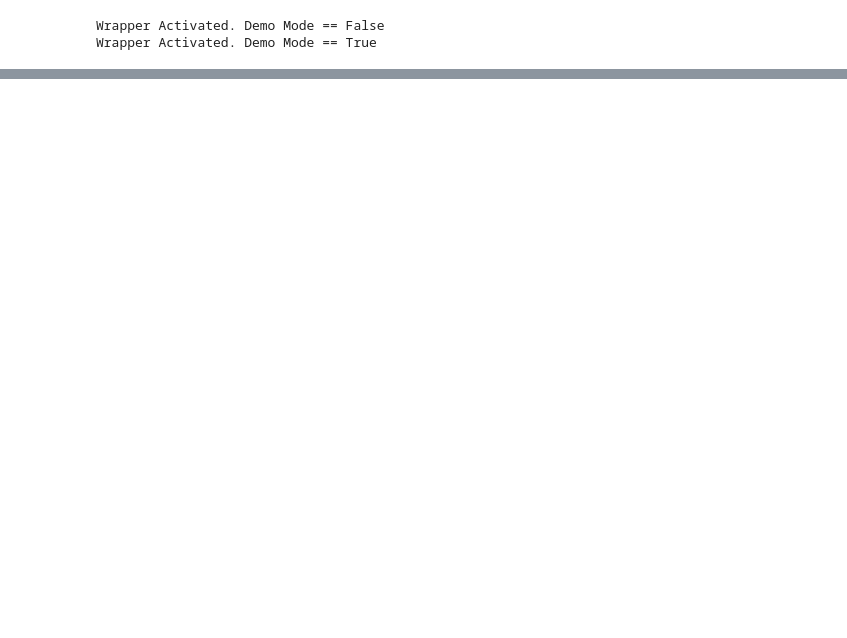
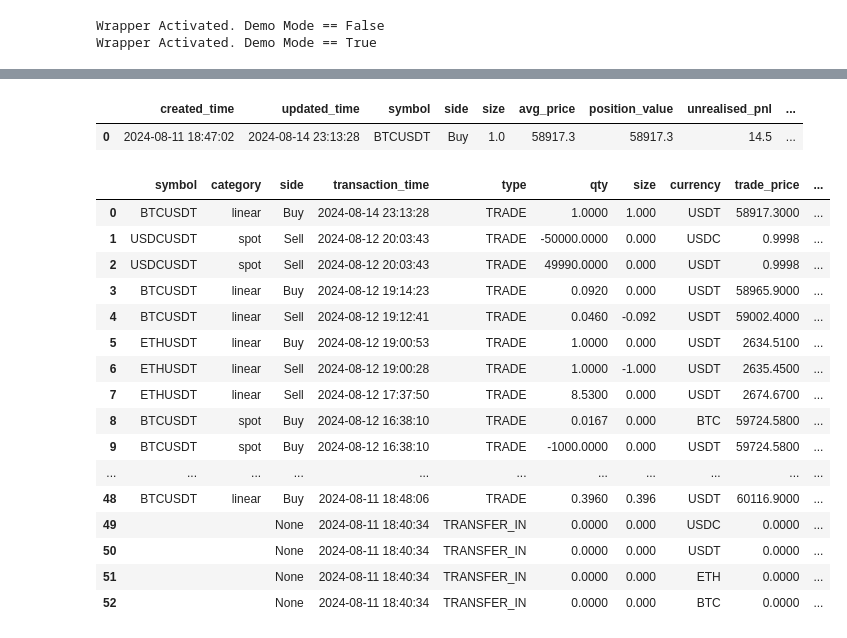
Before and after one commit to valterebelo/AlphaTraderSystem, a Jupyter notebook: alpha_trader/src/pybit.ipynb, the cells around one changed output, grey strips where cells are left out. Drawn from its saved outputs; the diff is of its cells as text; code cells hidden in the pictures; blank space fills up the shorter version.

```diff
--- a/alpha_trader/src/pybit.ipynb
+++ b/alpha_trader/src/pybit.ipynb
@@ -289,0 +375,25 @@ print(response)
+# %%
+test_wrapper.positions()
+# %% [output]
+|  | created_time | updated_time | symbol | side | size | avg_price | position_value | unrealised_pnl | ... |
+| 0 | 2024-08-11 18:47:02 | 2024-08-14 23:13:28 | BTCUSDT | Buy | 1.0 | 58917.3 | 58917.3 | 14.5 | ... |
+# %%
+test_wrapper.transaction_log().iloc[:,1:15]
+# %% [output]
+|  | symbol | category | side | transaction_time | type | qty | size | currency | trade_price | ... |
+| 0 | BTCUSDT | linear | Buy | 2024-08-14 23:13:28 | TRADE | 1.0000 | 1.000 | USDT | 58917.3000 | ... |
+| 1 | USDCUSDT | spot | Sell | 2024-08-12 20:03:43 | TRADE | -50000.0000 | 0.000 | USDC | 0.9998 | ... |
+| 2 | USDCUSDT | spot | Sell | 2024-08-12 20:03:43 | TRADE | 49990.0000 | 0.000 | USDT | 0.9998 | ... |
+| 3 | BTCUSDT | linear | Buy | 2024-08-12 19:14:23 | TRADE | 0.0920 | 0.000 | USDT | 58965.9000 | ... |
+| 4 | BTCUSDT | linear | Sell | 2024-08-12 19:12:41 | TRADE | 0.0460 | -0.092 | USDT | 59002.4000 | ... |
+| 5 | ETHUSDT | linear | Buy | 2024-08-12 19:00:53 | TRADE | 1.0000 | 0.000 | USDT | 2634.5100 | ... |
+| 6 | ETHUSDT | linear | Sell | 2024-08-12 19:00:28 | TRADE | 1.0000 | -1.000 | USDT | 2635.4500 | ... |
+| 7 | ETHUSDT | linear | Sell | 2024-08-12 17:37:50 | TRADE | 8.5300 | 0.000 | USDT | 2674.6700 | ... |
+| 8 | BTCUSDT | spot | Buy | 2024-08-12 16:38:10 | TRADE | 0.0167 | 0.000 | BTC | 59724.5800 | ... |
+| 9 | BTCUSDT | spot | Buy | 2024-08-12 16:38:10 | TRADE | -1000.0000 | 0.000 | USDT | 59724.5800 | ... |
+| ... | ... | ... | ... | ... | ... | ... | ... | ... | ... | ... |
+| 48 | BTCUSDT | linear | Buy | 2024-08-11 18:48:06 | TRADE | 0.3960 | 0.396 | USDT | 60116.9000 | ... |
+| 49 |  |  | None | 2024-08-11 18:40:34 | TRANSFER_IN | 0.0000 | 0.000 | USDC | 0.0000 | ... |
+| 50 |  |  | None | 2024-08-11 18:40:34 | TRANSFER_IN | 0.0000 | 0.000 | USDT | 0.0000 | ... |
+| 51 |  |  | None | 2024-08-11 18:40:34 | TRANSFER_IN | 0.0000 | 0.000 | ETH | 0.0000 | ... |
+| 52 |  |  | None | 2024-08-11 18:40:34 | TRANSFER_IN | 0.0000 | 0.000 | BTC | 0.0000 | ... |
```
Also changed, not shown: parts of 24 cells of this notebook, 2 other files.
